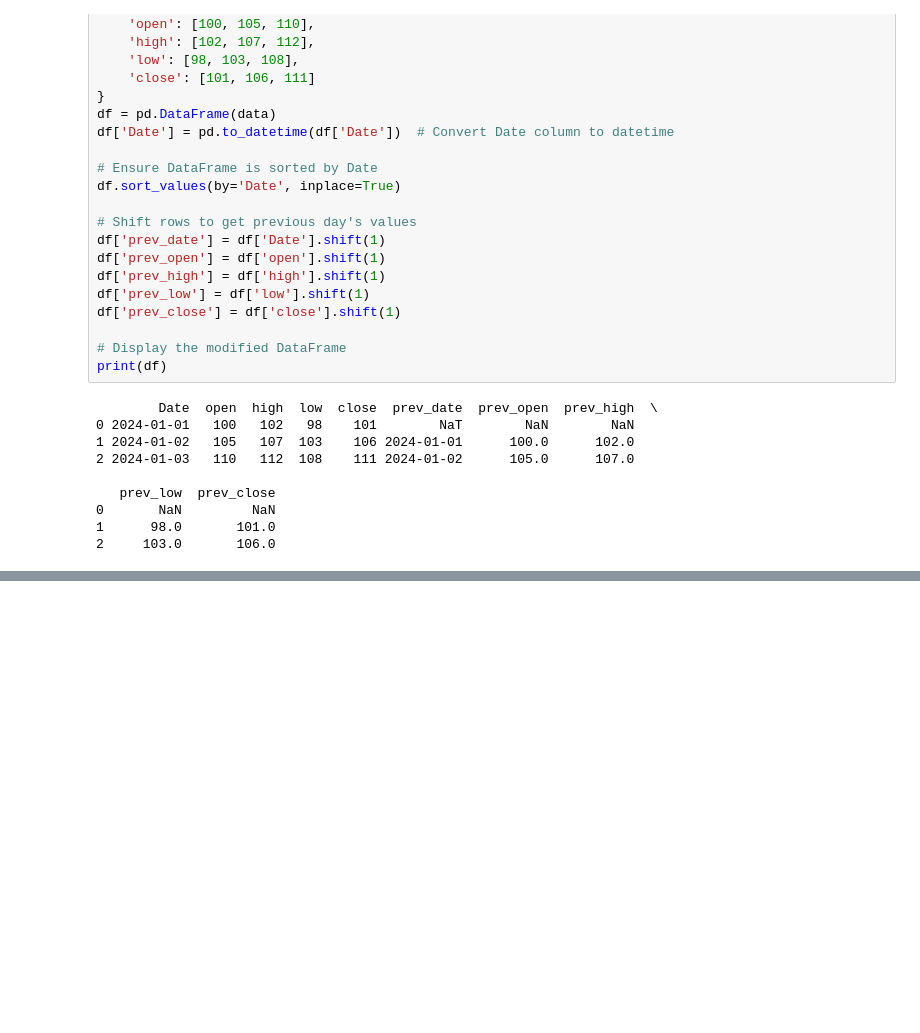
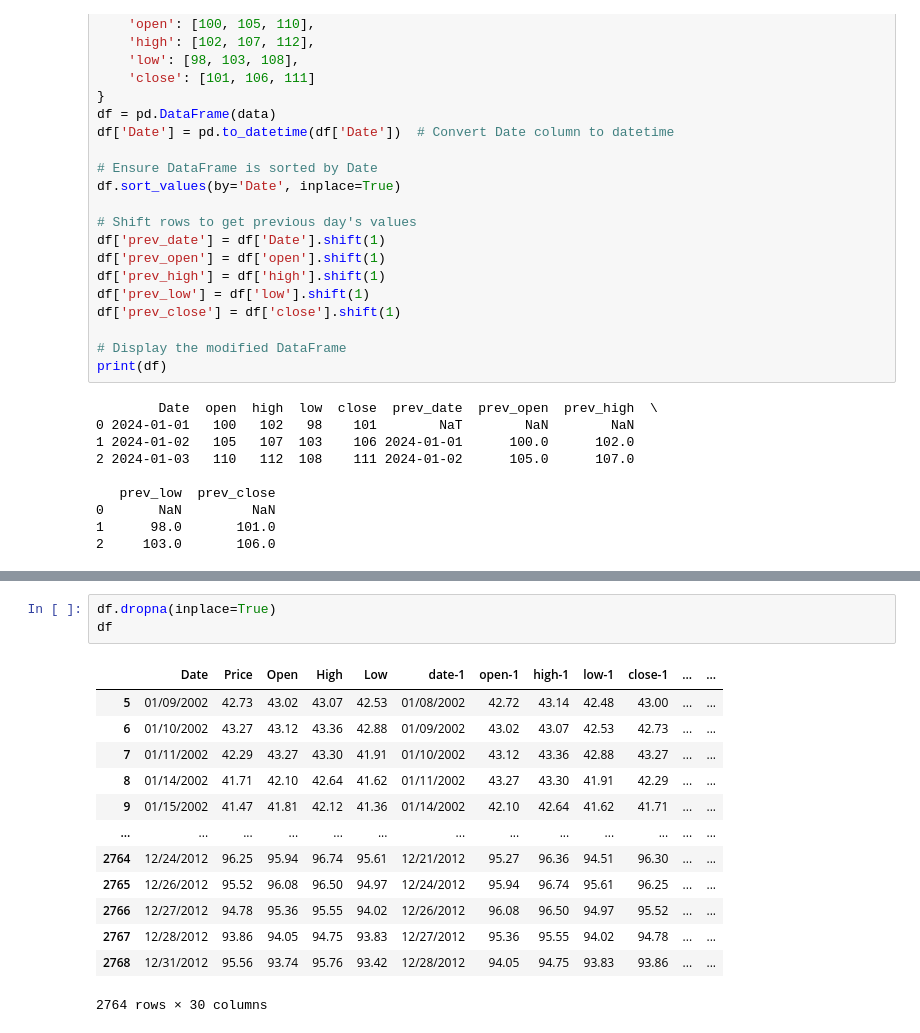
Before and after one commit to y-patankar/StockMarket, a Jupyter notebook: Untitled18.ipynb, the cells around one changed output, grey strips where cells are left out. Saved outputs shown, nothing was run; the diff lists cells and outputs as text; blank space fills up the shorter version.

```diff
--- a/Untitled18.ipynb
+++ b/Untitled18.ipynb
@@ -38,0 +185,17 @@ print(df)
+# %%
+df.dropna(inplace=True)
+df
+# %% [output]
+|  | Date | Price | Open | High | Low | date-1 | open-1 | high-1 | low-1 | close-1 | ... | ... |
+| 5 | 01/09/2002 | 42.73 | 43.02 | 43.07 | 42.53 | 01/08/2002 | 42.72 | 43.14 | 42.48 | 43.00 | ... | ... |
+| 6 | 01/10/2002 | 43.27 | 43.12 | 43.36 | 42.88 | 01/09/2002 | 43.02 | 43.07 | 42.53 | 42.73 | ... | ... |
+| 7 | 01/11/2002 | 42.29 | 43.27 | 43.30 | 41.91 | 01/10/2002 | 43.12 | 43.36 | 42.88 | 43.27 | ... | ... |
+| 8 | 01/14/2002 | 41.71 | 42.10 | 42.64 | 41.62 | 01/11/2002 | 43.27 | 43.30 | 41.91 | 42.29 | ... | ... |
+| 9 | 01/15/2002 | 41.47 | 41.81 | 42.12 | 41.36 | 01/14/2002 | 42.10 | 42.64 | 41.62 | 41.71 | ... | ... |
+| ... | ... | ... | ... | ... | ... | ... | ... | ... | ... | ... | ... | ... |
+| 2764 | 12/24/2012 | 96.25 | 95.94 | 96.74 | 95.61 | 12/21/2012 | 95.27 | 96.36 | 94.51 | 96.30 | ... | ... |
+| 2765 | 12/26/2012 | 95.52 | 96.08 | 96.50 | 94.97 | 12/24/2012 | 95.94 | 96.74 | 95.61 | 96.25 | ... | ... |
+| 2766 | 12/27/2012 | 94.78 | 95.36 | 95.55 | 94.02 | 12/26/2012 | 96.08 | 96.50 | 94.97 | 95.52 | ... | ... |
+| 2767 | 12/28/2012 | 93.86 | 94.05 | 94.75 | 93.83 | 12/27/2012 | 95.36 | 95.55 | 94.02 | 94.78 | ... | ... |
+| 2768 | 12/31/2012 | 95.56 | 93.74 | 95.76 | 93.42 | 12/28/2012 | 94.05 | 94.75 | 93.83 | 93.86 | ... | ... |
+2764 rows × 30 columns
```
Also changed, not shown: parts of 10 cells of this notebook.
